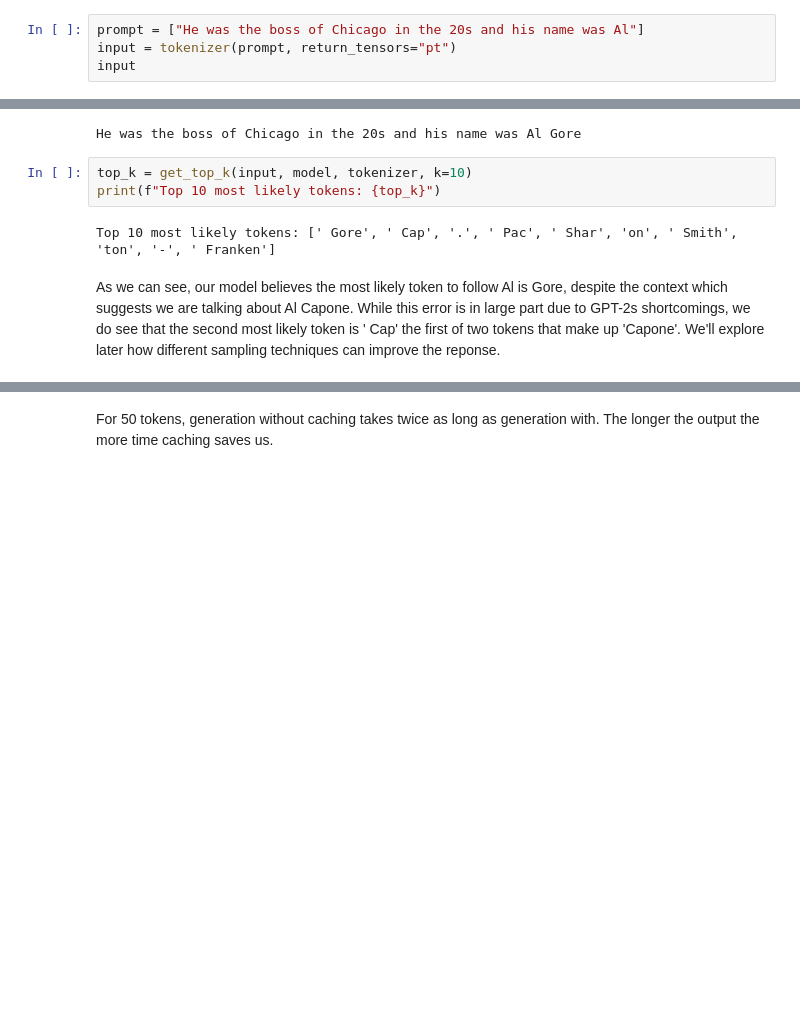
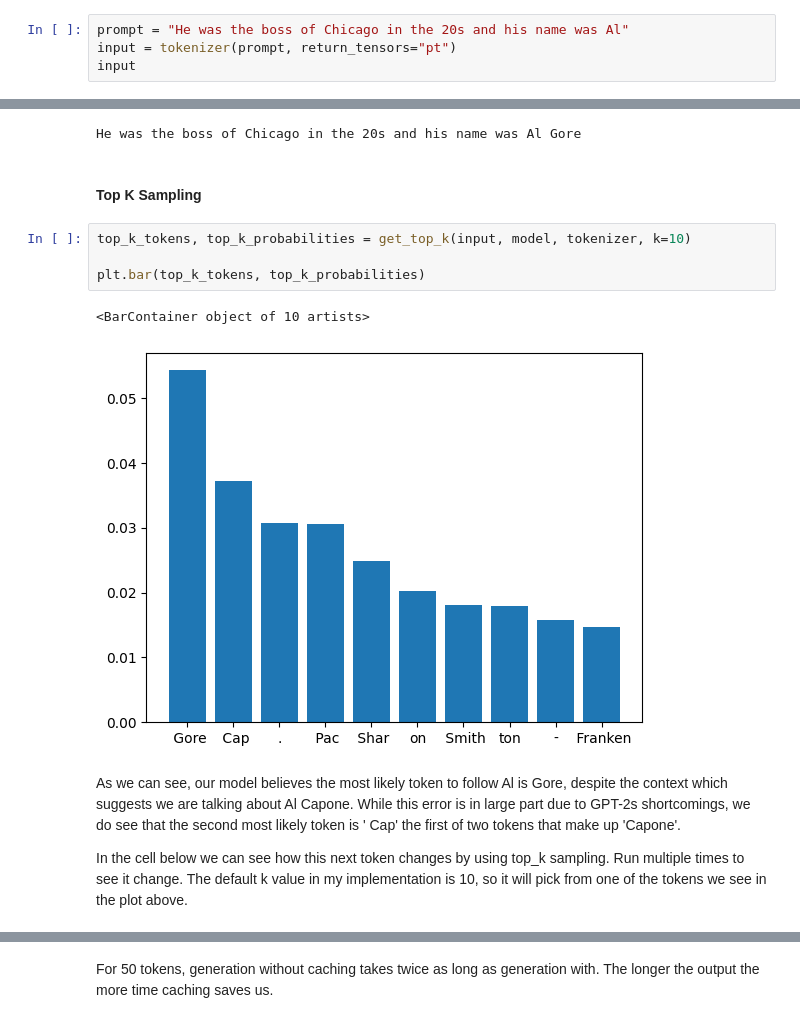
Before and after one commit to amitejmehta/amitejmehta, a Jupyter notebook: fine-tuning/llm-serving.ipynb, the cells around one changed output, grey strips where cells are left out. Drawn from its saved outputs; the diff is of its cells as text; blank space fills up the shorter version.

Commit message:
temperature, top k, top p sampling

```diff
--- a/fine-tuning/llm-serving.ipynb
+++ b/fine-tuning/llm-serving.ipynb
@@ -18,7 +19,7 @@ model_name = "/Users/amitej/amitejmehta/models/gpt2"
 tokenizer = AutoTokenizer.from_pretrained(model_name)
 model = AutoModelForCausalLM.from_pretrained(model_name)
 # %%
-prompt = ["He was the boss of Chicago in the 20s and his name was Al"]
+prompt = "He was the boss of Chicago in the 20s and his name was Al"
 input = tokenizer(prompt, return_tensors="pt")
 input
 # %% [output]
@@ -30,10 +31,16 @@ next_token = tokenizer.decode(next_token_id)
 print(f'{prompt}{next_token}')
 # %% [output]
 He was the boss of Chicago in the 20s and his name was Al Gore
-# %%
-top_k = get_top_k(input, model, tokenizer, k=10)
-print(f"Top 10 most likely tokens: {top_k}")
-# %% [output]
-Top 10 most likely tokens: [' Gore', ' Cap', '.', ' Pac', ' Shar', 'on', ' Smith', 'ton', '-', ' Franken']
+# %% [markdown]
+#### Top K Sampling
+# %%
+top_k_tokens, top_k_probabilities = get_top_k(input, model, tokenizer, k=10)
+
+plt.bar(top_k_tokens, top_k_probabilities)
+# %% [output]
+<BarContainer object of 10 artists>
+[figure, added]
 # %% [markdown]
-As we can see, our model believes the most likely token to follow Al is Gore, despite the context which suggests we are talking about Al Capone. While this error is in large part due to GPT-2s shortcomings, we do see that the second most likely token is ' Cap' the first of two tokens that make up 'Capone'. We'll explore later how different sampling techniques can improve the reponse.
+As we can see, our model believes the most likely token to follow Al is Gore, despite the context which suggests we are talking about Al Capone. While this error is in large part due to GPT-2s shortcomings, we do see that the second most likely token is ' Cap' the first of two tokens that make up 'Capone'.
+
+In the cell below we can see how this next token changes by using top_k sampling. Run multiple times to see it change. The default k value in my implementation is 10, so it will pick from one of the tokens we see in the plot above.
```
Also changed, not shown: parts of 11 cells of this notebook, 1 other file.
